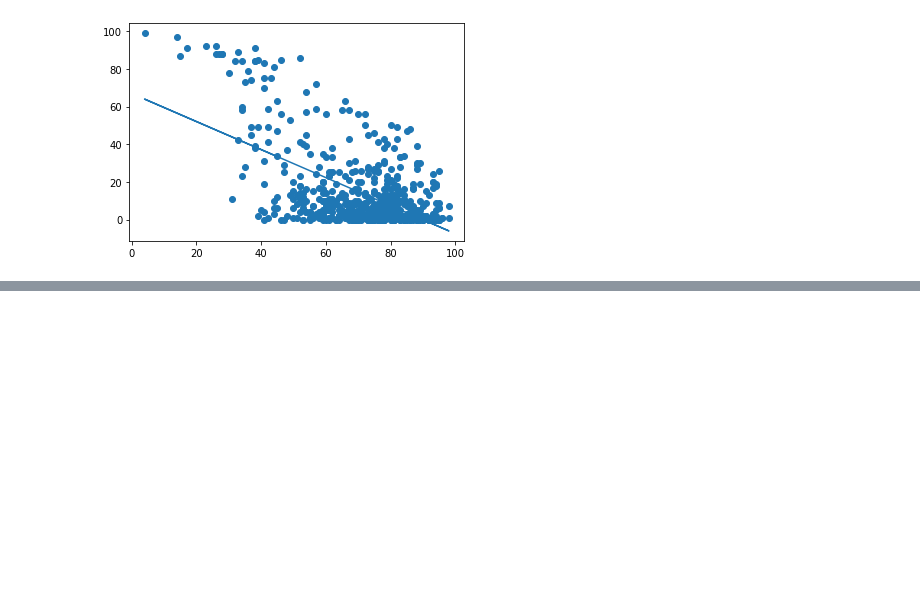
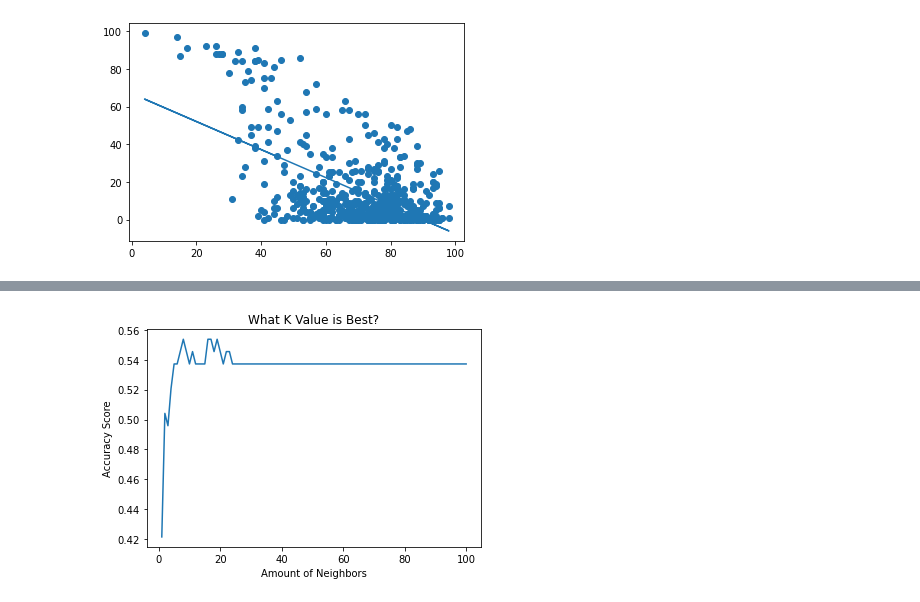
Before and after one commit to amarmuju/amarmuju.github.io, a Jupyter notebook: finalproject.ipynb, the cells around one changed output, grey strips where cells are left out. Cells and saved outputs as stored; diff of their text form; code cells hidden in the pictures; blank space fills up the shorter version.

```diff
--- a/finalproject.ipynb
+++ b/finalproject.ipynb
@@ -200,0 +287,73 @@ r2 = 0.33
+# %%
+data.rename(columns = {'top genre':'topgenre'}, inplace = True)
+top_genre_mapping={"dance pop": 0,
+                 "pop": 1,
+                 "canadian pop": 2,
+                 "barbadian pop": 3,
+                 "boy band": 4,
+                 "electropop": 5,
+                 "big room": 6,
+                 "british soul": 7,
+                 "neo mellow": 8,
+                 "canadian contemporary r&b": 9,
+                 "art pop": 10,
+                 "hip pop": 11,
+                 "complextro": 12,
+                 "australian dance": 13,
+                 "atl hip hop": 14,
+                 "edm": 15,
+                 "australian pop": 16,
+                 "hip hop": 17,
+                 "latin": 18,
+                 "permanent wave": 19,
+                 "tropical house": 20,
+                 "colombian pop": 21,
+                 "electronic trap": 22,
+                 "candy pop": 23,
+                 "folk-pop": 24,
+                 "indie pop": 25,
+                 "acoustic pop": 26,
+                 "canadian hip hop": 27,
+                 "detroit hip hop": 28,
+                 "electro": 29,
+                 "brostep": 30,
+                 "belgian edm": 31,
+                 "baroque pop": 32,
+                 "escape room": 33,
+                 "downtempo": 34,
+                 "danish pop": 35,
+                 "chicago rap": 36,
+                 "australian hip hop": 37,
+                 "moroccan pop": 38,
+                 "metropopolis": 39,
+                 "irish singer-songwriter": 40,
+                 "contemporary country": 41,
+                 "house": 42,
+                 "french indie pop": 43,
+                 "electro house": 44,
+                 "hollywood": 45,
+                 "alternative r&b": 46,
+                 "canadian latin": 47,
+                 "celtic rock": 48,
+                 "alaska indie": 49}
+labels=data.topgenre.map(top_genre_mapping)
+training_data,validation_data,training_labels,validation_labels=train_test_split(all_data,
+                                   labels,
+                                   test_size=.2,
+                                   random_state=100)
+k_list=range(1,101)
+accuracies=[]
+for k in range(1,101):
+    classifier=KNeighborsClassifier(n_neighbors=k)
+    classifier.fit(training_data,training_labels)
+    accuracies.append(classifier.score(validation_data,validation_labels))
+plt.plot(k_list,accuracies)
+plt.xlabel('Amount of Neighbors')
+plt.ylabel('Accuracy Score')
+plt.title('What K Value is Best?')
+plt.show()
+
+#the accuracy isnt bad, only low because there are many genres that only have 1 top song
+#lets get rid of the genres that only have 1 or 2 songs to see how accuracy is affected.
+# %% [output]
+[figure, added]
```
Also changed, not shown: parts of 8 cells of this notebook.
